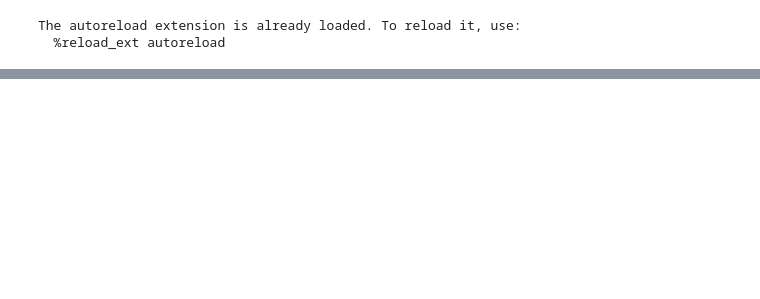
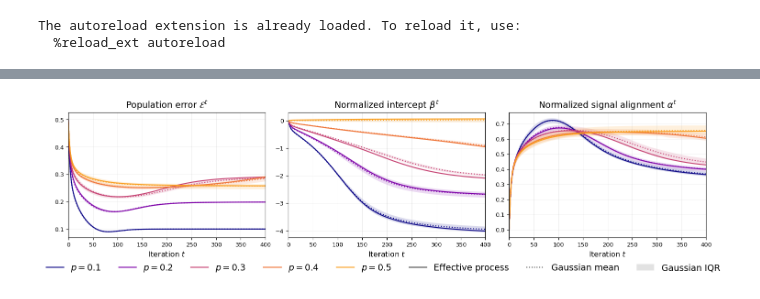
Before and after one commit to ThierryRioual/HighDimensionalDynamicsOfSelfTraining, a Jupyter notebook: experiments/notebooks/statistical_behavior.ipynb, the cells around one changed output, grey strips where cells are left out. Drawn from its saved outputs; the diff is of its cells as text; code cells hidden in the pictures; blank space fills up the shorter version.

Commit message:
Added new plots to statistical ineterpretation notebook

```diff
--- a/experiments/notebooks/statistical_behavior.ipynb
+++ b/experiments/notebooks/statistical_behavior.ipynb
@@ -33,5 +38,5 @@ from experiments.plotting import plot_statistical_behavior, save_figure
 # %%
-config_balanced = ExperimentConfig(
+sweep_config = ExperimentConfig(
     data=DataConfig(
         scale=1.0,
         label_prior=0.5,
@@ -47,8 +52,13 @@ config_balanced = ExperimentConfig(
         pseudo_label_param=2.0,
         penalty_param=0.1,
     ),
-    d=5_000,
+    d=2_000,
     seed=49,
 )
 
-results_balanced = run_statistical_experiment(config_balanced)
+proportions = (0.1, 0.2, 0.3, 0.4, 0.5)
+seeds = range(49, 49 + 100 * 20, 100)
+particle_count = 20_000
+effective_seed = sweep_config.seed + 47
+
+comparison_dir = project_root / "outputs" / "figures"
@@ -76,0 +65,4 @@ save_figure(
+# %%
+# Finite Gaussian sweep
+
+histories = run_statistical_sweep(sweep_config, proportions, seeds)
@@ -76,0 +75,6 @@ save_figure(
+# %%
+# Effective-process computation
+
+effective_results = run_effective_process_sweep(
+    sweep_config, proportions, particle_count=particle_count, seed=effective_seed,
+)
@@ -76,0 +91,7 @@ save_figure(
+# %%
+fig_effective, axes_effective = plot_class_imbalance_effective_trajectories(
+    histories, effective_results, proportions,
+)
+save_figure(fig_effective, comparison_dir / "class_imbalance_effective_trajectories.pdf", pad_inches=0.1)
+# %% [output]
+[figure, added]
```
Also changed, not shown: parts of 7 cells of this notebook, 11 other files.
